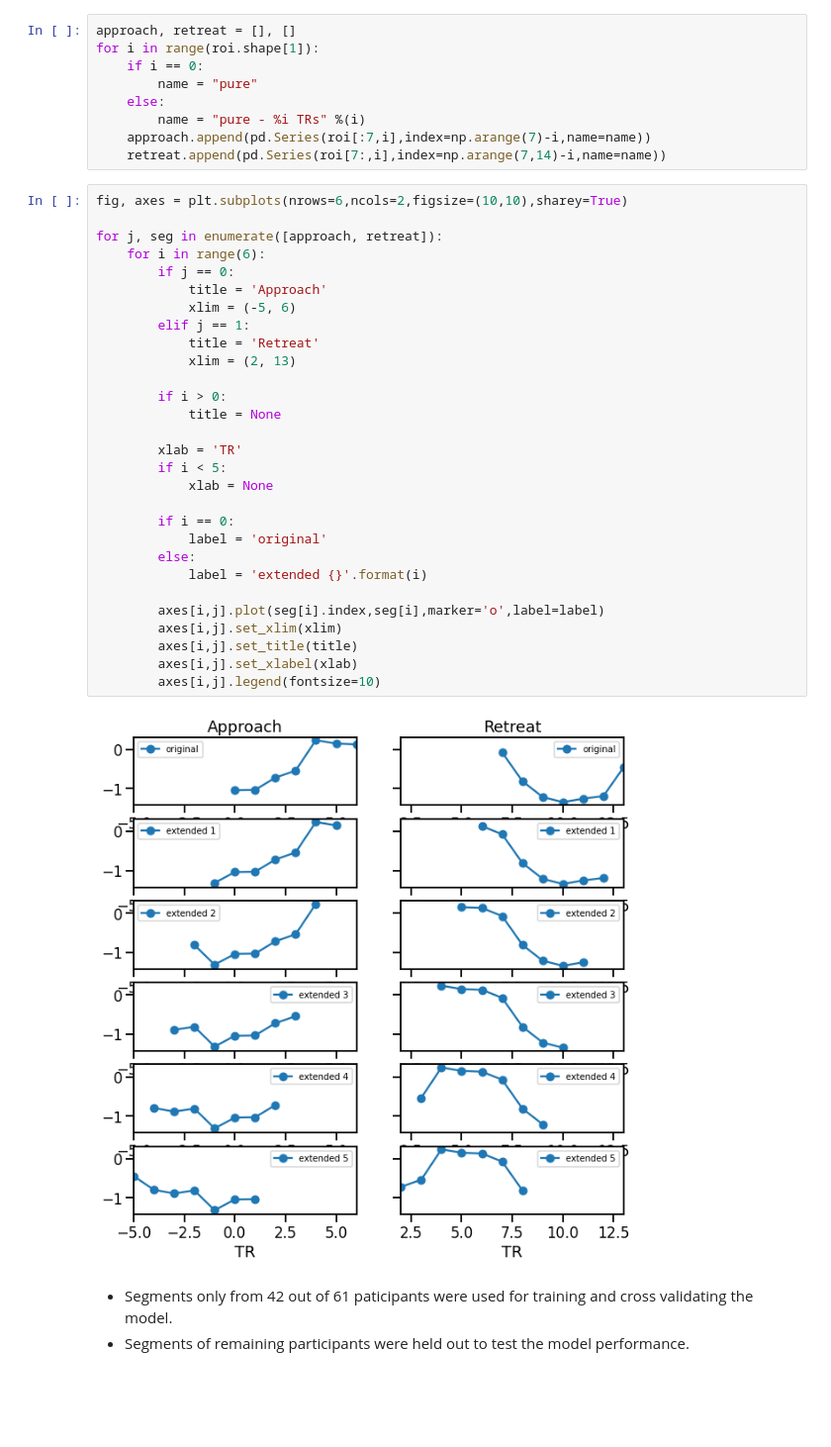
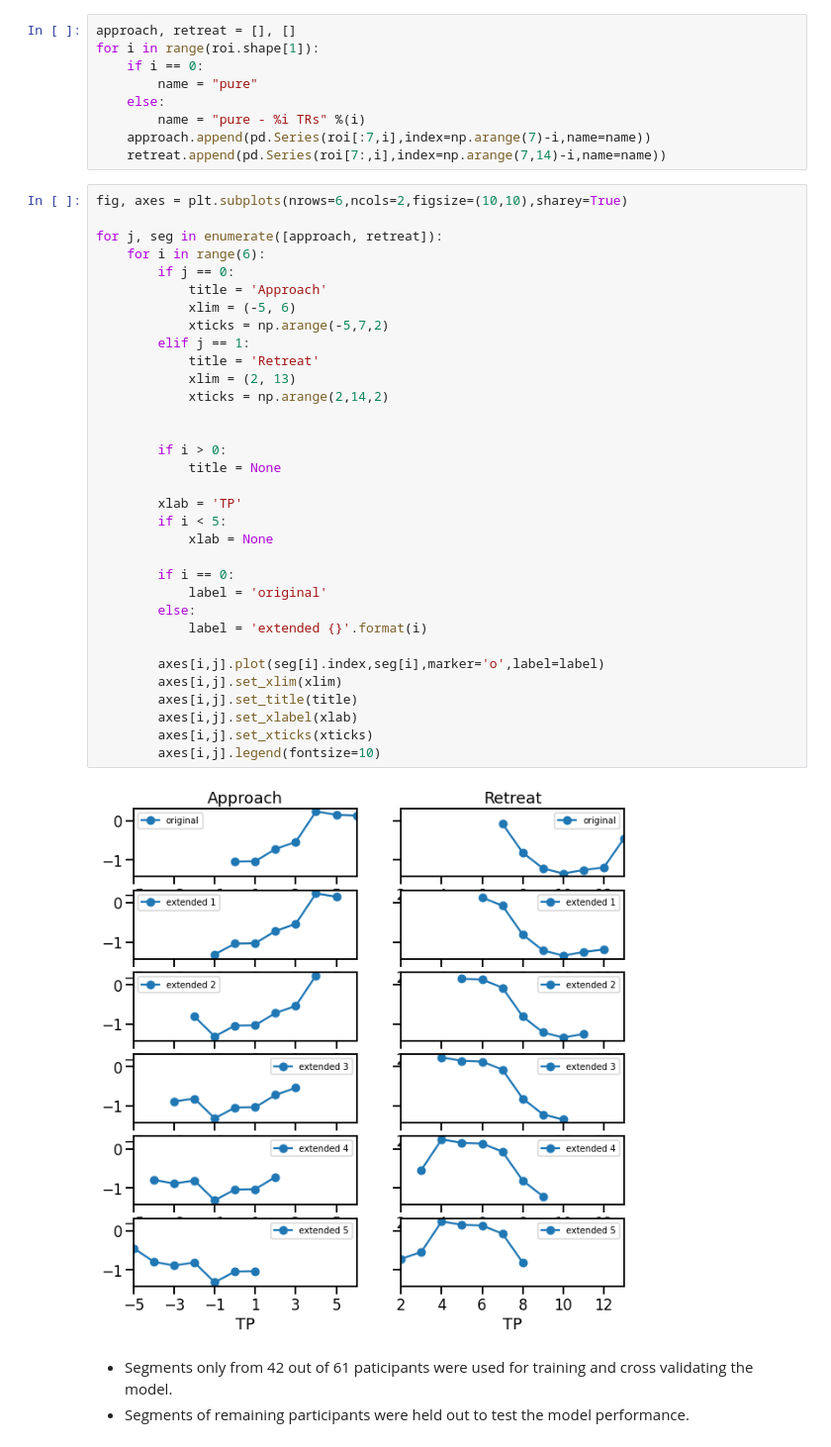
Before and after one commit to limbachia/brain-state-predictions, a Jupyter notebook: training_data_description.ipynb, the cells around one changed output. Shown at 99% size. Drawn from its saved outputs; the diff is of its cells as text; blank space fills up the shorter version.

```diff
--- a/training_data_description.ipynb
+++ b/training_data_description.ipynb
@@ -178,34 +178,38 @@ for i in range(roi.shape[1]):
 # %%
 fig, axes = plt.subplots(nrows=6,ncols=2,figsize=(10,10),sharey=True)
 
 for j, seg in enumerate([approach, retreat]):
     for i in range(6):
         if j == 0:
             title = 'Approach'
             xlim = (-5, 6)
+            xticks = np.arange(-5,7,2)
         elif j == 1:
             title = 'Retreat'
             xlim = (2, 13)
+            xticks = np.arange(2,14,2)
+
 
         if i > 0:
             title = None
 
-        xlab = 'TR'
+        xlab = 'TP'
         if i < 5:
             xlab = None
 
         if i == 0:
             label = 'original'
         else:
             label = 'extended {}'.format(i)
 
         axes[i,j].plot(seg[i].index,seg[i],marker='o',label=label)
         axes[i,j].set_xlim(xlim)
         axes[i,j].set_title(title)
         axes[i,j].set_xlabel(xlab)
+        axes[i,j].set_xticks(xticks)
         axes[i,j].legend(fontsize=10)
 # %% [output]
-[figure, old version]
+[figure, new version]
 # %% [markdown]
 - Segments only from 42 out of 61 paticipants were used for training and cross validating the model.
 - Segments of remaining participants were held out to test the model performance.
```
Also changed, not shown: parts of 1 cell of this notebook.
